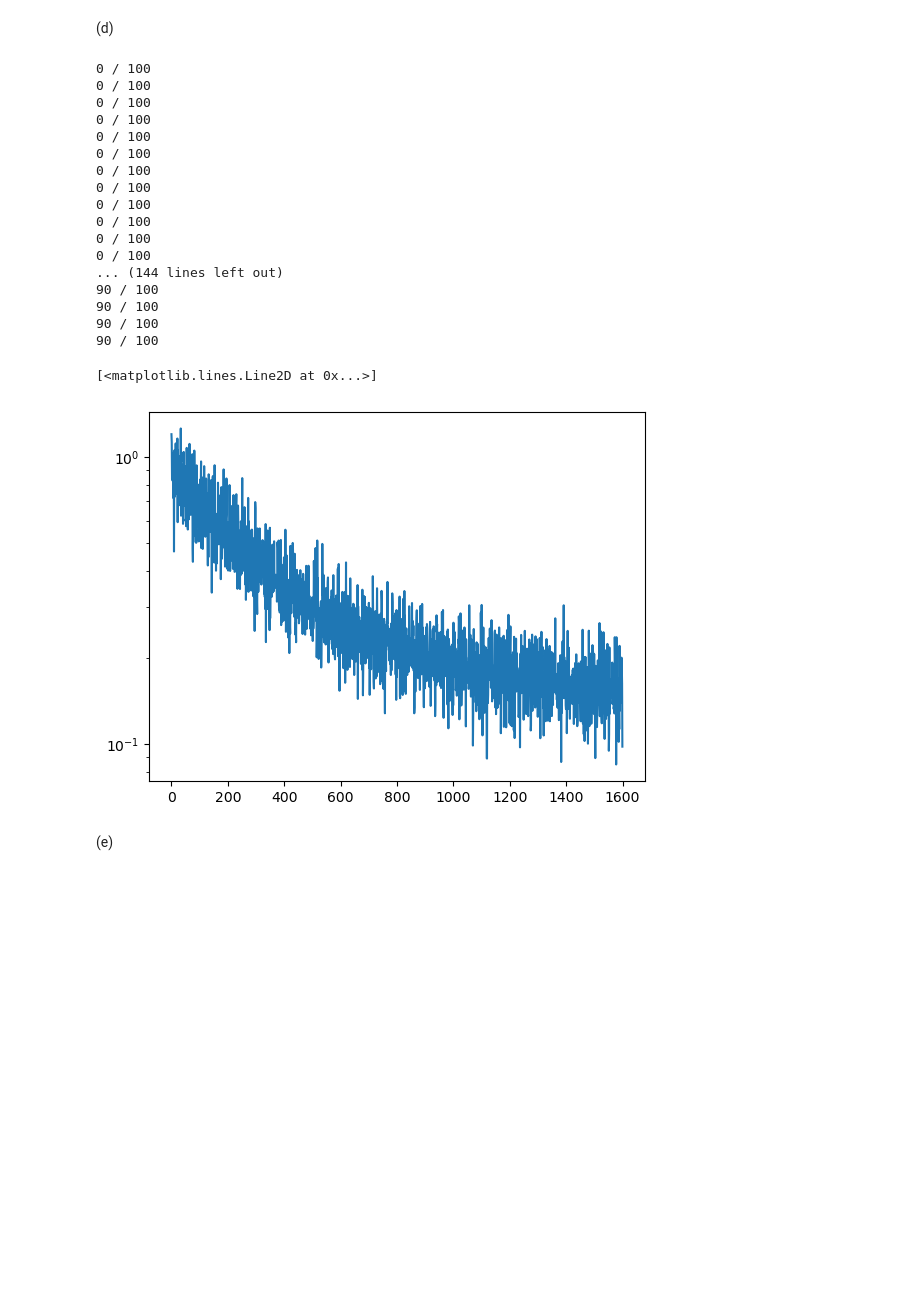
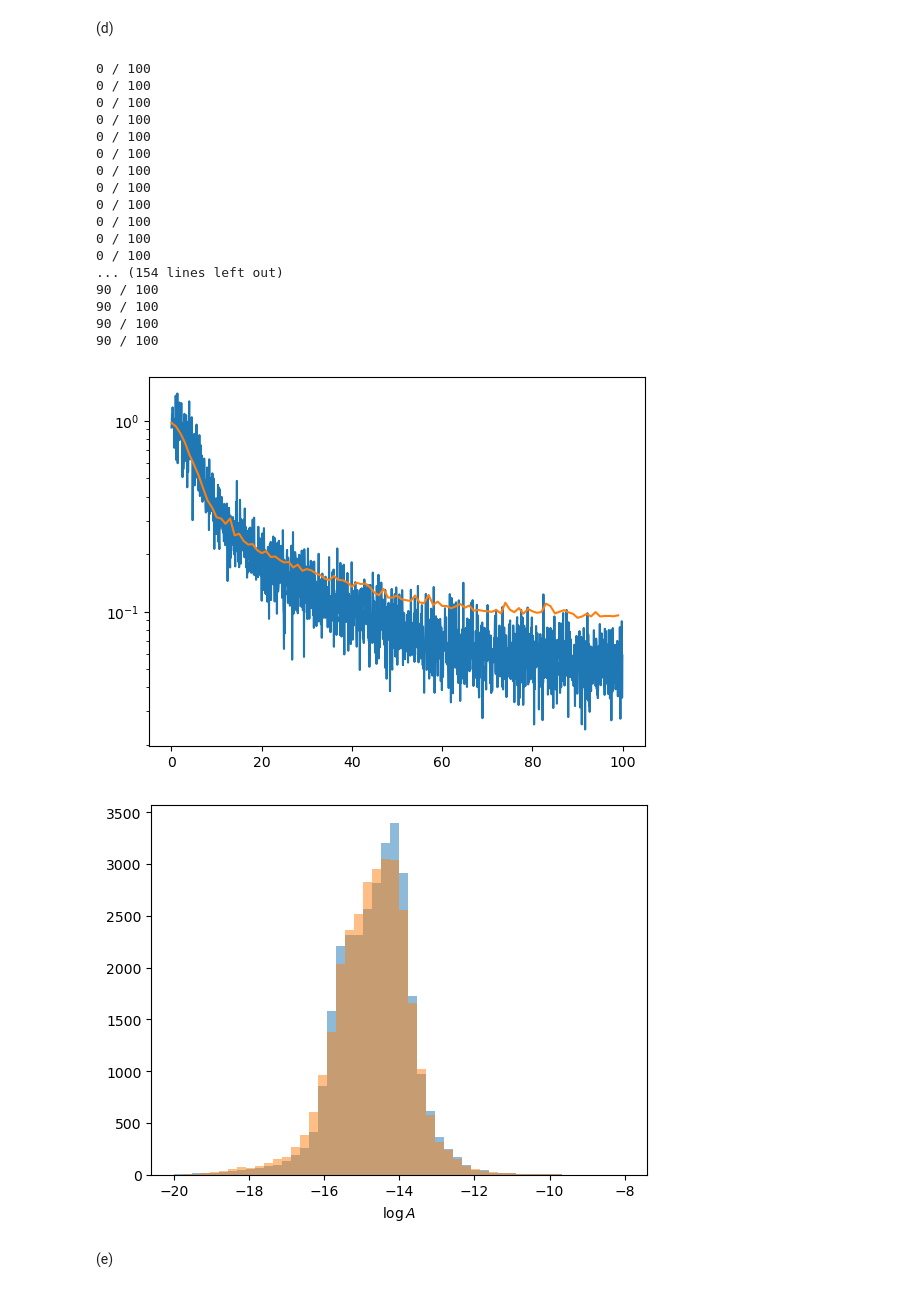
Before and after one commit to JonathanBerthold/mlph2023-Exercises, a Jupyter notebook: sheet04.ipynb, the cells around one changed output. Drawn from its saved outputs; the diff is of its cells as text; code cells hidden in the pictures; blank space fills up the shorter version.

```diff
--- a/sheet04.ipynb
+++ b/sheet04.ipynb
@@ -302,10 +305,11 @@ plt.show()
 (d)
 # %%
 # TODO: Train network on the full training dataset
-model=amp_net()
+model=amp_net(hdn_dim=32, n_layers=4)
 loss_fn=nn.MSELoss()
 optimizer=torch.optim.Adam(model.parameters(),lr=1e-3)
 def training_epoch(dataloader,losses,model,loss_fn):
+    model.train()
     for inputs, labels in dataloader:
         optimizer.zero_grad()
         outputs = model(inputs)
@@ -317,8 +321,15 @@ def training_epoch(dataloader,losses,model,loss_fn):
             print(f"{epoch} / {100}")
     return losses
 def val_epoch(dataloader,losses,model,loss_fn):
+    model.eval()
     losses_epoch=[]
     with torch.no_grad():
+        for x,y in dataloader:
+            outputs = model(x)
+            loss = loss_fn(outputs, y)
+            losses_epoch.append(loss)
+    losses.append(np.mean(losses_epoch))
+    return losses
 
 n_epoch=100
 model.train()
@@ -326,6 +337,9 @@ losses=[]
 val_losses=[]
 for epoch in range(n_epoch):
     training_epoch(trn_dataloader,losses,model,loss_fn)
+    val_epoch(val_dataloader,val_losses,model,loss_fn)
+    if epoch%10==0:
+        print(f"{epoch} / {n_epoch}")
 # %% [output]
 0 / 100
 0 / 100
@@ -339,18 +353,40 @@ for epoch in range(n_epoch):
 0 / 100
 0 / 100
 0 / 100
-... (144 lines left out)
+... (154 lines left out)
 90 / 100
 90 / 100
 90 / 100
 90 / 100
-# %%
-# TODO: Plot loss and amplitude histogram
-plt.yscale('log')
-plt.plot(range(len(losses)),losses)
-# %% [output]
-[<matplotlib.lines.Line2D at 0x...>]
-[figure, removed]
+# %%
+def evaluate():
+    # plot loss
+    plt.yscale("log")
+    plt.plot(np.arange(len(losses)) / len(trn_dataloader), losses)
+    plt.plot(np.arange(len(val_losses)), val_losses)
+    plt.show()
+
+    # calculate predictions
+    predsp = np.array([])
+    model.eval()
+    with torch.no_grad():
+        for x, y in tst_dataloader:
+            pred = model(x)
+            predsp = np.append(predsp, pred)
+
+    # undo preprocessing
+    preds = undo_preprocess_A(predsp, mean_A, std_A)
+
+    #plt.yscale("log")
+    plt.hist(np.log(preds), alpha=.5, range=(-20, -8), bins=50)
+    plt.hist(np.log(tst_amp), alpha=.5, range=(-20, -8), bins=50)
+    plt.xlabel(r"$\log A$")
+    plt.show()
+# %%
+evaluate()
+# %% [output]
+[figure, added]
+[figure, added]
 # %% [markdown]
 (e)
 # %%
```
Also changed, not shown: parts of 11 cells of this notebook, 6 other files.
